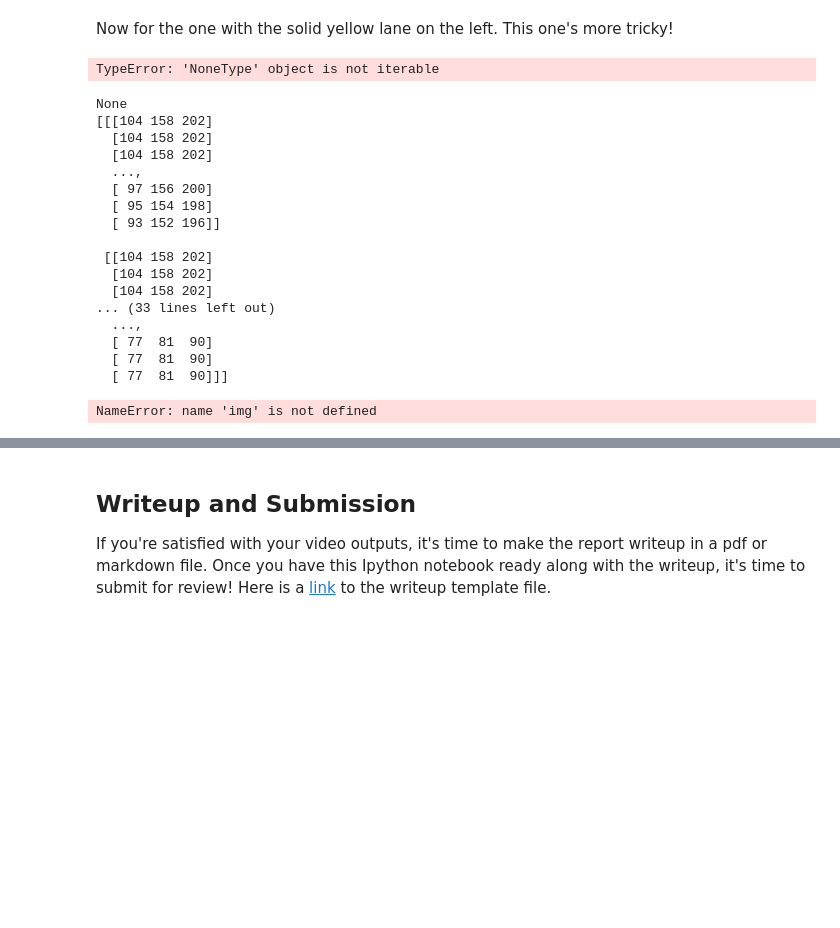
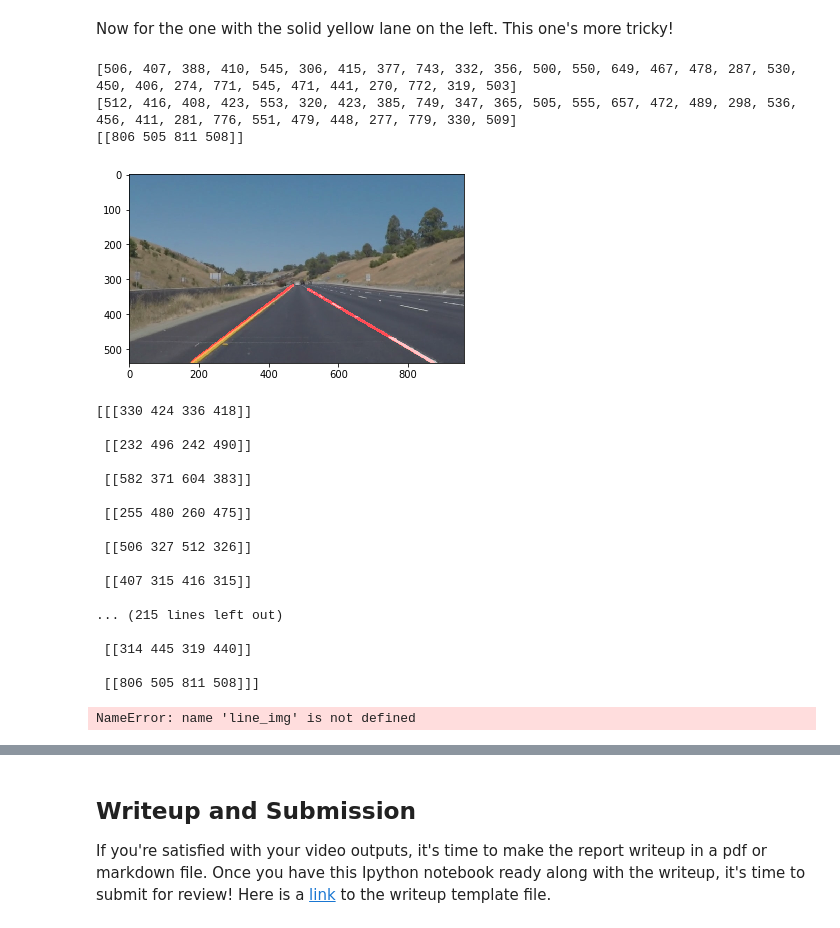
Before and after one commit to yashn35/Finding-Lane-Lines, a Jupyter notebook: P1.ipynb, the cells around one changed output, grey strips where cells are left out. Drawn from its saved outputs; the diff is of its cells as text; code cells hidden in the pictures; blank space fills up the shorter version.

```diff
--- a/P1.ipynb
+++ b/P1.ipynb
@@ -613,7 +616,7 @@ y2_none=[]
 line_img1 = np.zeros((img1.shape[0], img1.shape[1], 3), dtype=np.uint8)
 
 def draw_lines2(img, lines, color=[255, 0, 0], thickness=7):
-    line_img1 = np.zeros((img.shape[0], img1.shape[1], 3), dtype=np.uint8)
+    line_img1 = np.zeros((img1.shape[0], img1.shape[1], 3), dtype=np.uint8)
     for line in lines:
         for x1,y1,x2,y2 in line:
             slope = ((y2-y1)/(x2-x1))
@@ -654,55 +657,57 @@ def draw_lines2(img, lines, color=[255, 0, 0], thickness=7):
     point_2y = int(maxleft_y)
 
     cv2.line(img, (point_1x, point_1y), (point_2x, point_2y), color,thickness)
 #plt.imshow(img)
 
 #Right lane
     m_right = right_fit[0]
     b_right = right_fit[1]
 
     minright_x = min(x_right)
     maxright_x = max(x_right)
 
     minright_y = m_right*minright_x + b_right
     maxright_y = m_right*maxright_x + b_right
 
     point_1xr = int(minright_x)
     point_1yr = int(minright_y)
     point_2xr = int(maxright_x)
     point_2yr = int(maxright_y)
     result = cv2.line(img, (point_1xr, point_1yr), (point_2xr, point_2yr), color,thickness)
     return result
 
 lanes = draw_lines2(line_img1, lines)
 lines_straight = weighted_img(lanes, img1, α=0.8, β=1., λ=0.)
 #plt.imshow(image)
 plt.imshow(lines_straight)
 print(x1_none)
 print(x2_none)
 print (line)
 # %% [output]
-TypeError: 'NoneType' object is not iterable
+[506, 407, 388, 410, 545, 306, 415, 377, 743, 332, 356, 500, 550, 649, 467, 478, 287, 530, 450, 406, 274, 771, 545, 471, 441, 270, 772, 319, 503]
+[512, 416, 408, 423, 553, 320, 423, 385, 749, 347, 365, 505, 555, 657, 472, 489, 298, 536, 456, 411, 281, 776, 551, 479, 448, 277, 779, 330, 509]
+[[806 505 811 508]]
+[figure, added]
 # %%
 print (lines)
-print (img1)
 # %% [output]
-None
-[[[104 158 202]
-  [104 158 202]
-  [104 158 202]
-  ...,
-  [ 97 156 200]
-  [ 95 154 198]
-  [ 93 152 196]]
+[[[330 424 336 418]]
 
- [[104 158 202]
-  [104 158 202]
-  [104 158 202]
-... (33 lines left out)
-  ...,
-  [ 77  81  90]
-  [ 77  81  90]
-  [ 77  81  90]]]
+ [[232 496 242 490]]
+
+ [[582 371 604 383]]
+
+ [[255 480 260 475]]
+
+ [[506 327 512 326]]
+
+ [[407 315 416 315]]
+
+... (215 lines left out)
+
+ [[314 445 319 440]]
+
+ [[806 505 811 508]]]
 # %%
 image = mpimg.imread('test_images/whiteCarLaneSwitch.jpg')
 img1 = np.copy(image)
@@ -716,7 +721,7 @@ y_right=[]
 #x_points = []
 #y_points = []
 #for line in lines:
-line_img1 = np.zeros((img1.shape[0], img.shape[1], 3), dtype=np.uint8)
+line_img1 = np.zeros((img1.shape[0], img1.shape[1], 3), dtype=np.uint8)
 def draw_lines2(img, lines, color=[255, 0, 0], thickness=5):
     for line in lines:
         for x1,y1,x2,y2 in line:
@@ -776,7 +781,7 @@ plt.imshow(lines_straight)
 print(x_left)
 print(x_right)
 # %% [output]
-NameError: name 'img' is not defined
+NameError: name 'line_img' is not defined
 # %% [markdown]
 #### HTML("""
 <video width="960" height="540" controls>
```
Also changed, not shown: parts of 6 cells of this notebook.
